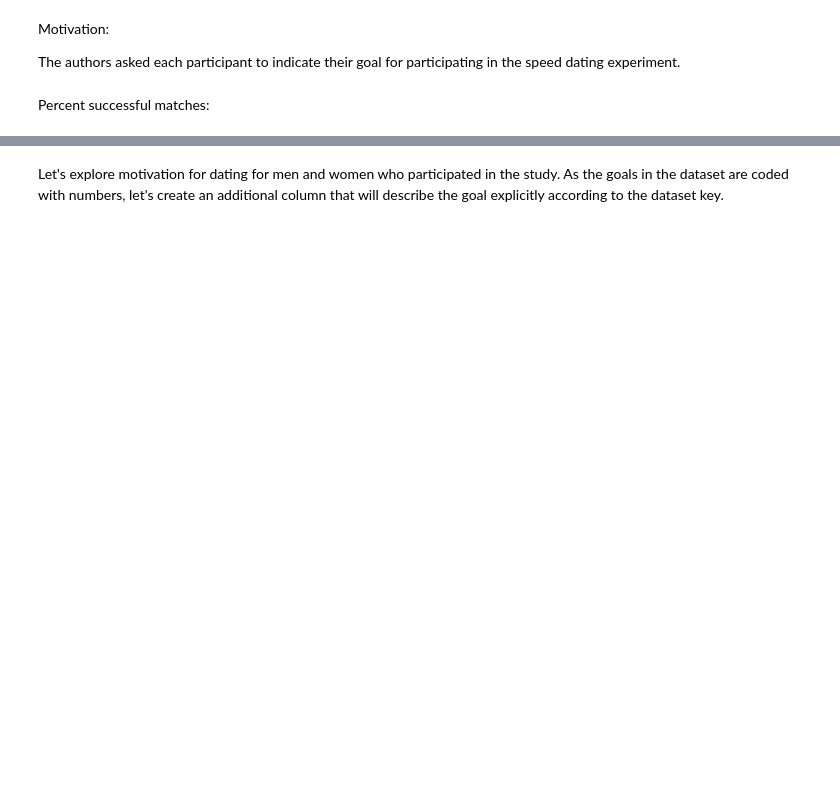
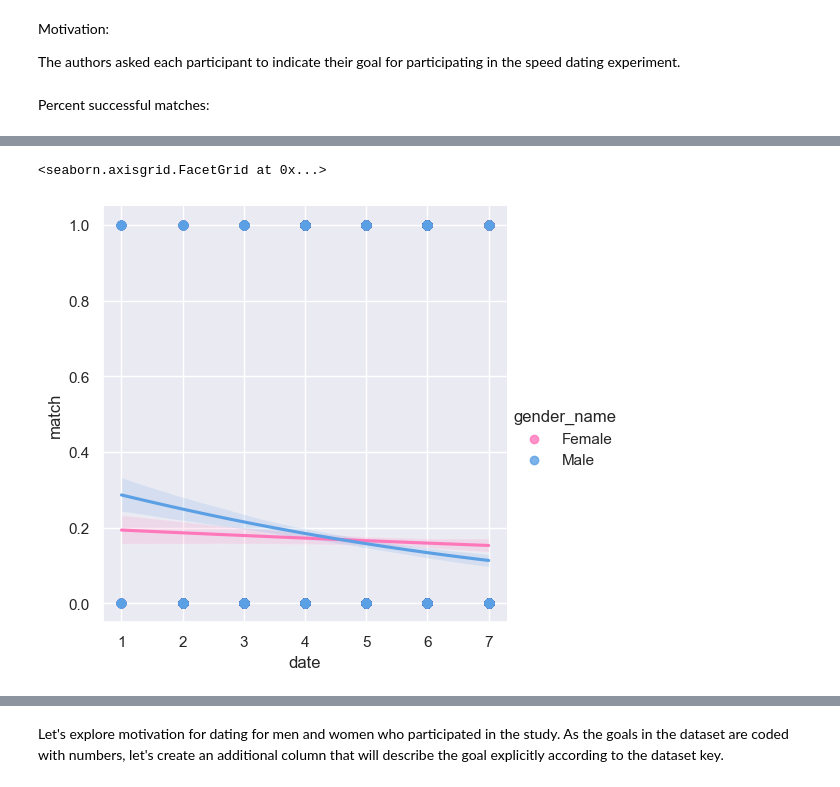
Before and after one commit to YuliyaSheichenka/Certification_Bloc_2, a Jupyter notebook: 01_speed_dating.ipynb, the cells around one changed output, grey strips where cells are left out. Drawn from its saved outputs; the diff is of its cells as text; code cells hidden in the pictures; blank space fills up the shorter version.

```diff
--- a/01_speed_dating.ipynb
+++ b/01_speed_dating.ipynb
@@ -1156,0 +993,3 @@ fig.show()
+# %%
+speed_dating_df = df[valid_columns_list]
+speed_dating_df.head(20)
@@ -1156,0 +1016,2 @@ fig.show()
+# %%
+speed_dating_df['age_difference']=abs(speed_dating_df['age_o']-speed_dating_df['age'])
@@ -1156,0 +1145,6 @@ fig.show()
+# %%
+gender_palette = sns.color_palette(["#ff77bb", "#5ba0e5"])
+sns.lmplot(x="date", y="match", data=speed_dating_df, hue = "gender_name", logistic=True, palette = gender_palette)
+# %% [output]
+<seaborn.axisgrid.FacetGrid at 0x...>
+[figure, added]
```
Also changed, not shown: parts of 60 cells of this notebook, 2 other files.
